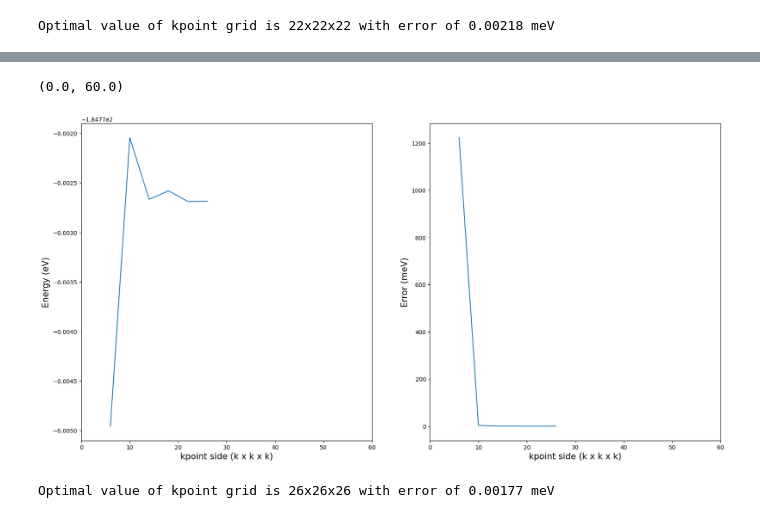
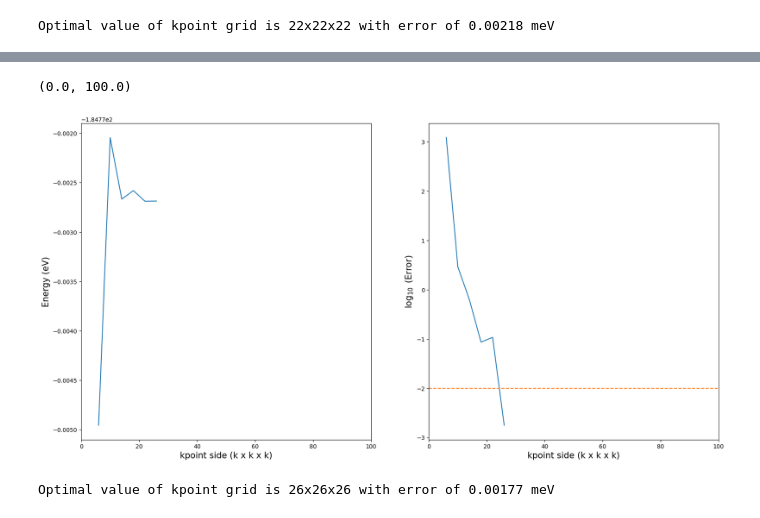
Before and after one commit to Exabyte-io/rewotes, a Jupyter notebook: Ladygin/examples/Convergence_summery.ipynb, the cells around one changed output, grey strips where cells are left out. Saved outputs shown, nothing was run; the diff lists cells and outputs as text; code cells hidden in the pictures.

```diff
--- a/Ladygin/examples/Convergence_summery.ipynb
+++ b/Ladygin/examples/Convergence_summery.ipynb
@@ -78,33 +80,34 @@ Optimal value of kpoint grid is 22x22x22 with error of 0.00218 meV
 # %%
 mat = "MgB2"
 
 data = np.genfromtxt(f'./calcs/{mat}/stats.dat', skip_header = 1)
 
 plt.figure(figsize = (20, 10))
 
 
 ax1 = plt.subplot(121)
 
 
 ax1.plot(data[:, 0], data[:, 1])
 
 ax1.set_ylabel("Energy (eV)", fontsize = 15)
 ax1.set_xlabel("kpoint side (k x k x k)", fontsize = 15)
 
-ax1.set_xlim(0, 60)
+ax1.set_xlim(0, 100)
 
 ax2 = plt.subplot(122)
 
 
-ax2.plot(data[:, 0], data[:, 2]*1e3)
+ax2.plot(data[:, 0], np.log10(data[:, 2]*1e3))
+ax2.plot(range(101), [-2]*101, ls = '--')
 
-ax2.set_ylabel("Error (meV)", fontsize = 15)
+ax2.set_ylabel("$\log_{10}$ (Error)", fontsize = 15)
 ax2.set_xlabel("kpoint side (k x k x k)", fontsize = 15)
 
-ax2.set_xlim(0, 60)
+ax2.set_xlim(0, 100)
 # %% [output]
-(0.0, 60.0)
+(0.0, 100.0)
-[figure, old version]
+[figure, new version]
 # %%
 print(f"Optimal value of kpoint grid is {int(data[-1, 0])}x{int(data[-1, 0])}x{int(data[-1, 0])} with error of {data[-1, -1]*1e3} meV")
 # %% [output]
```
Also changed, not shown: parts of 29 cells of this notebook, 58 other files.
